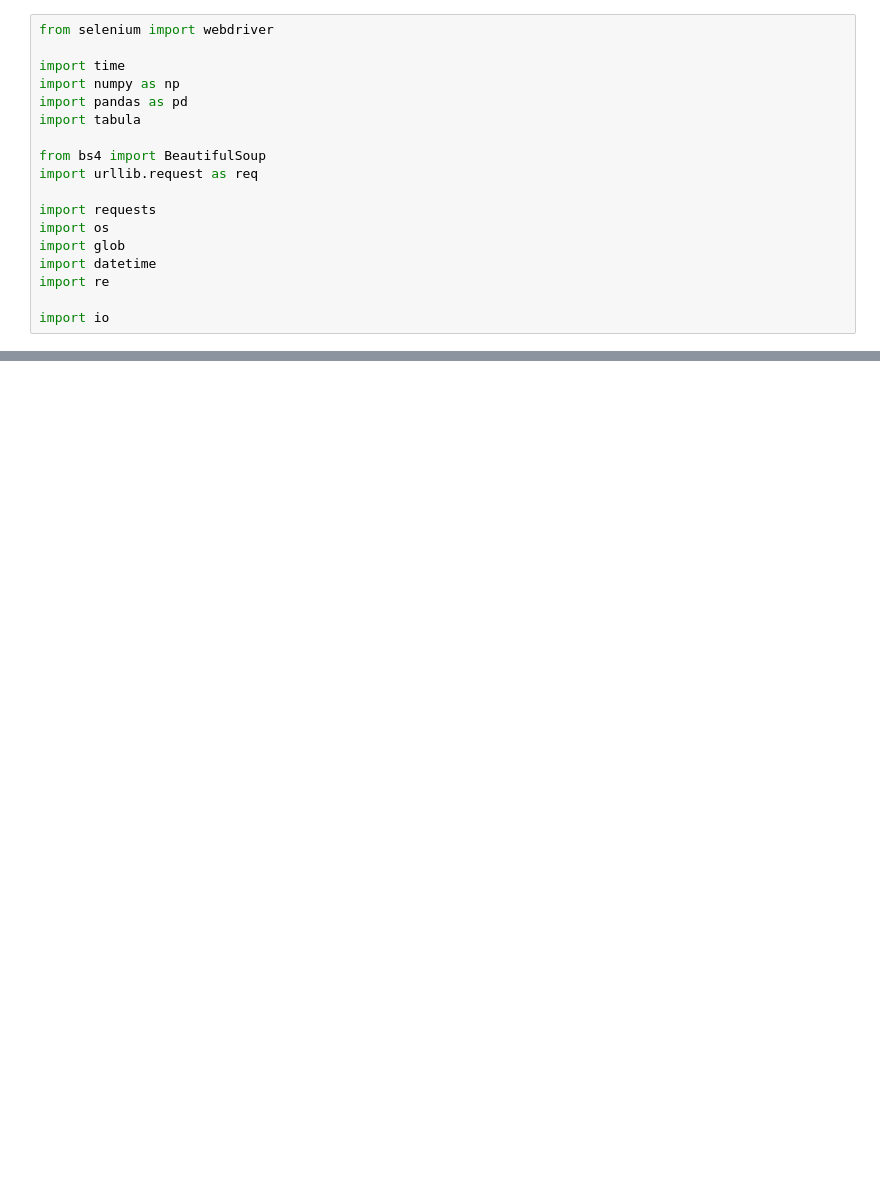
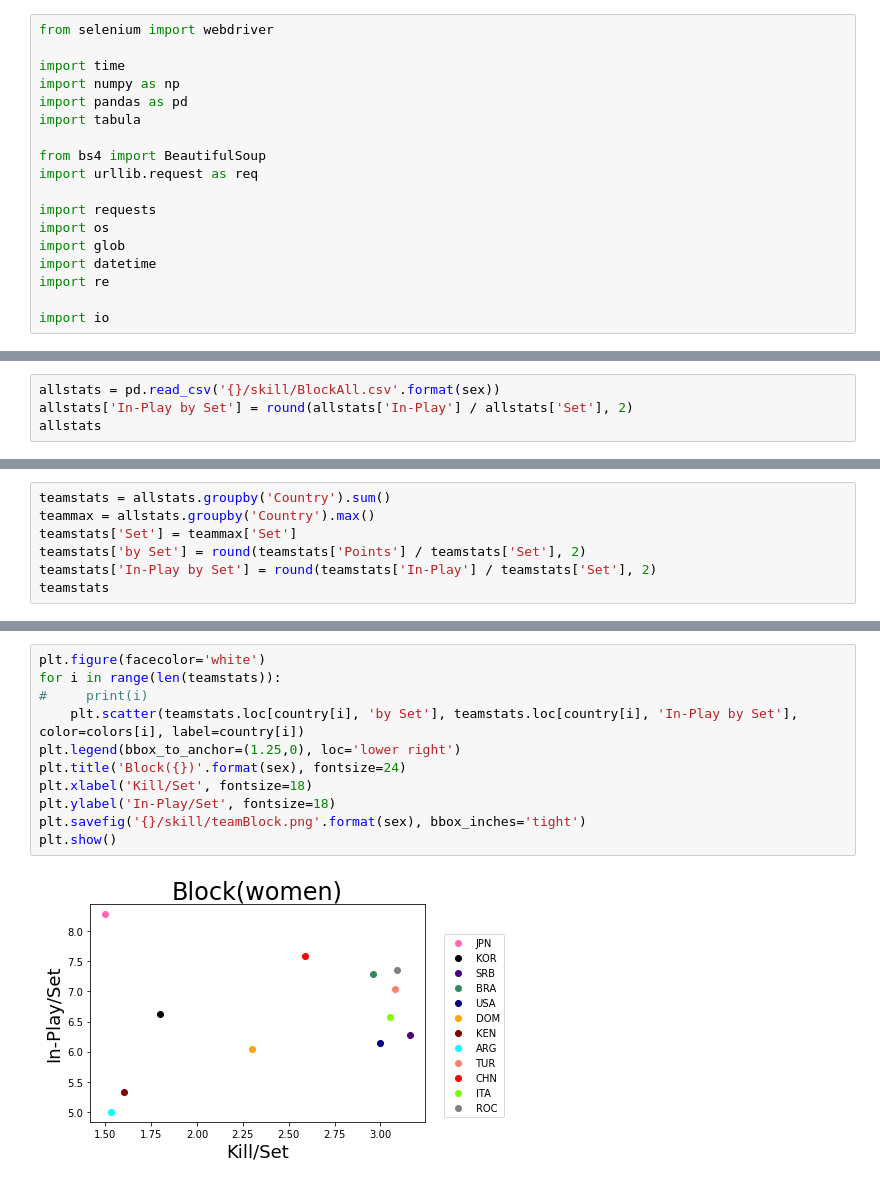
Before and after one commit to vleaguebot-lab/olympic2021, a Jupyter notebook: analyze.ipynb, the cells around one changed output, grey strips where cells are left out. Drawn from its saved outputs; the diff is of its cells as text; blank space fills up the shorter version.

```diff
--- a/analyze.ipynb
+++ b/analyze.ipynb
@@ -43,0 +69,4 @@ df
+# %%
+allstats = pd.read_csv('{}/skill/BlockAll.csv'.format(sex))
+allstats['In-Play by Set'] = round(allstats['In-Play'] / allstats['Set'], 2)
+allstats
@@ -43,0 +128,7 @@ df
+# %%
+teamstats = allstats.groupby('Country').sum()
+teammax = allstats.groupby('Country').max()
+teamstats['Set'] = teammax['Set']
+teamstats['by Set'] = round(teamstats['Points'] / teamstats['Set'], 2)
+teamstats['In-Play by Set'] = round(teamstats['In-Play'] / teamstats['Set'], 2)
+teamstats
@@ -43,0 +150,13 @@ df
+# %%
+plt.figure(facecolor='white')
+for i in range(len(teamstats)):
+#     print(i)
+    plt.scatter(teamstats.loc[country[i], 'by Set'], teamstats.loc[country[i], 'In-Play by Set'], color=colors[i], label=country[i])
+plt.legend(bbox_to_anchor=(1.25,0), loc='lower right')
+plt.title('Block({})'.format(sex), fontsize=24)
+plt.xlabel('Kill/Set', fontsize=18)
+plt.ylabel('In-Play/Set', fontsize=18)
+plt.savefig('{}/skill/teamBlock.png'.format(sex), bbox_inches='tight')
+plt.show()
+# %% [output]
+[figure, added]
```
Also changed, not shown: parts of 13 cells of this notebook, 33 other files.
